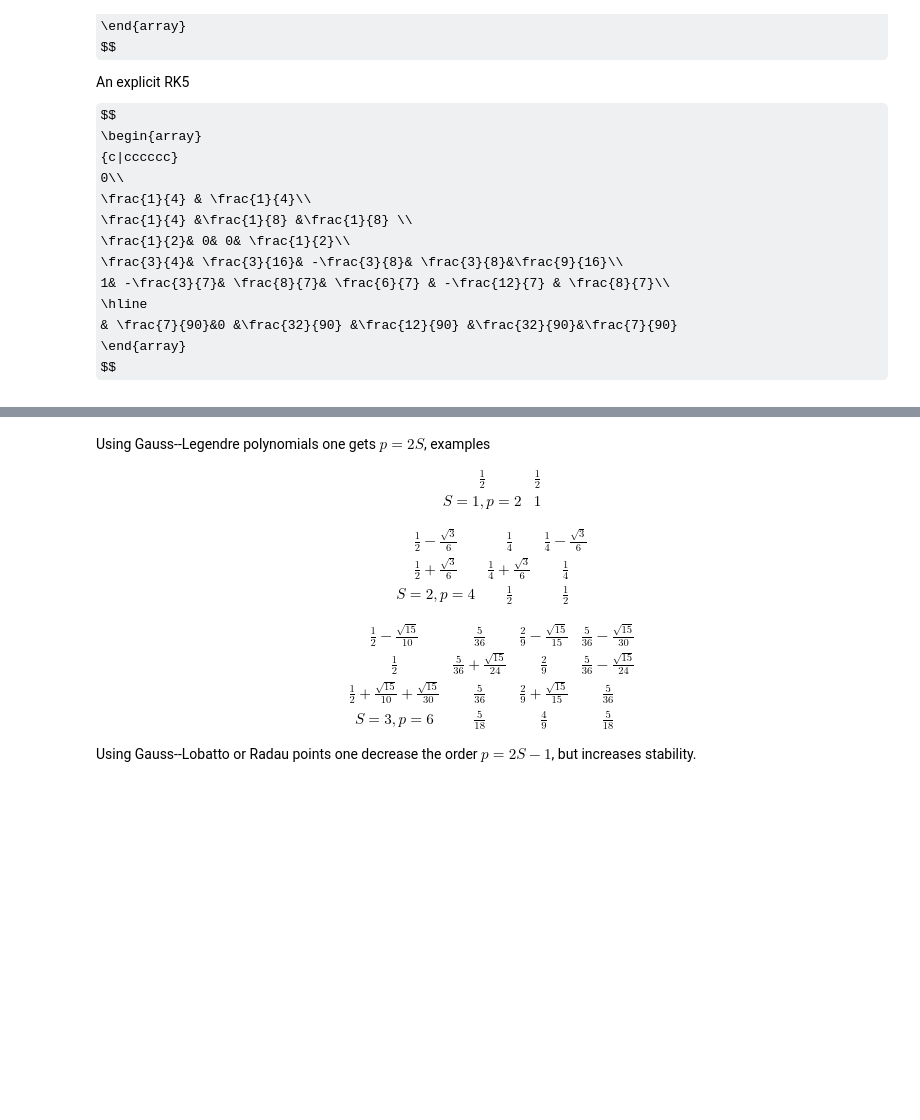
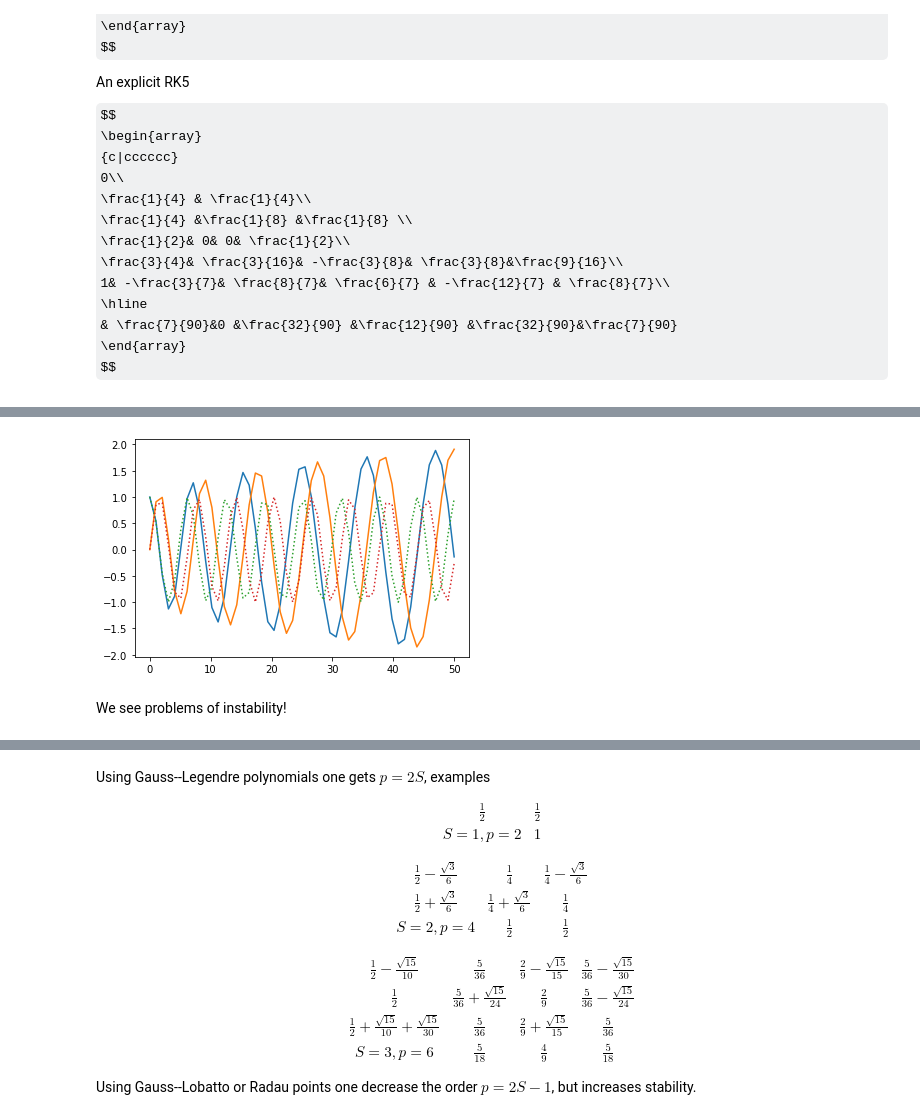
Before and after one commit to accdavlo/HighOrderODESolvers, a Jupyter notebook: solutions/Chapter 3 Classical High Order Methods.ipynb, the cells around one changed output, grey strips where cells are left out. Cells and saved outputs as stored; diff of their text form; code cells hidden in the pictures; some formulas as TeX source; blank space fills up the shorter version.

```diff
--- a/solutions/Chapter 3 Classical High Order Methods.ipynb
+++ b/solutions/Chapter 3 Classical High Order Methods.ipynb
@@ -239,0 +279,25 @@ $$
+# %%
+## explicit RK method
+def explicitRK(flux, tspan, y_0, A, b, c):
+    # Solving u'=F(u,t)
+    # input: flux=F, tspan is a vector of times determining the RK steps
+    # input: y_0 the initial condition
+    # input: A,b,c are matrix and vectors of RK methods
+    N_time=len(tspan)  # N+1
+    dim=len(y_0)          # S
+    y=np.zeros((dim,N_time))    # initializing the variable of solutions
+    y[:,0]=y_0                 # first timestep
+    S=np.shape(A)[0]
+    u=np.zeros((dim,S))       # Internal stages
+    Fu=np.zeros((dim,S))       # Flux at internal stages
+    for n in range(N_time-1):    # n=0,..., N-1
+        delta_t=tspan[n+1]-tspan[n]
+        for k in range(S):
+            u[:,k]=y[:,n]
+            for j in range(k):
+                u[:,k] =u[:,k]+ delta_t*A[k,j]*Fu[:,j]
+            Fu[:,k] = flux(u[:,k],tspan[n]+delta_t*c[k])
+        y[:,n+1]=y[:,n]
+        for j in range(S):
+            y[:,n+1]=y[:,n+1]+delta_t*b[j]*Fu[:,j]
+    return tspan, y
@@ -239,0 +344,16 @@ $$
+# %%
+pr=ODEproblem("nonLinearOscillator")
+t_span=np.linspace(0,pr.T_fin,50)
+rk2=rk.loadRKM('Mid22')
+tt,uu=explicitRK(pr.flux,t_span,pr.u0,rk2.A,rk2.b,rk2.c)
+exact_sol = pr.exact_solution_times(pr.u0,tt)
+
+plt.plot(tt,uu[0,:])
+plt.plot(tt,uu[1,:])
+plt.plot(tt,exact_sol[0,:],":")
+plt.plot(tt,exact_sol[1,:],":")
+plt.show()
+# %% [output]
+[figure, added]
+# %% [markdown]
+We see problems of instability!
```
Also changed, not shown: parts of 33 cells of this notebook, 2 other files.
